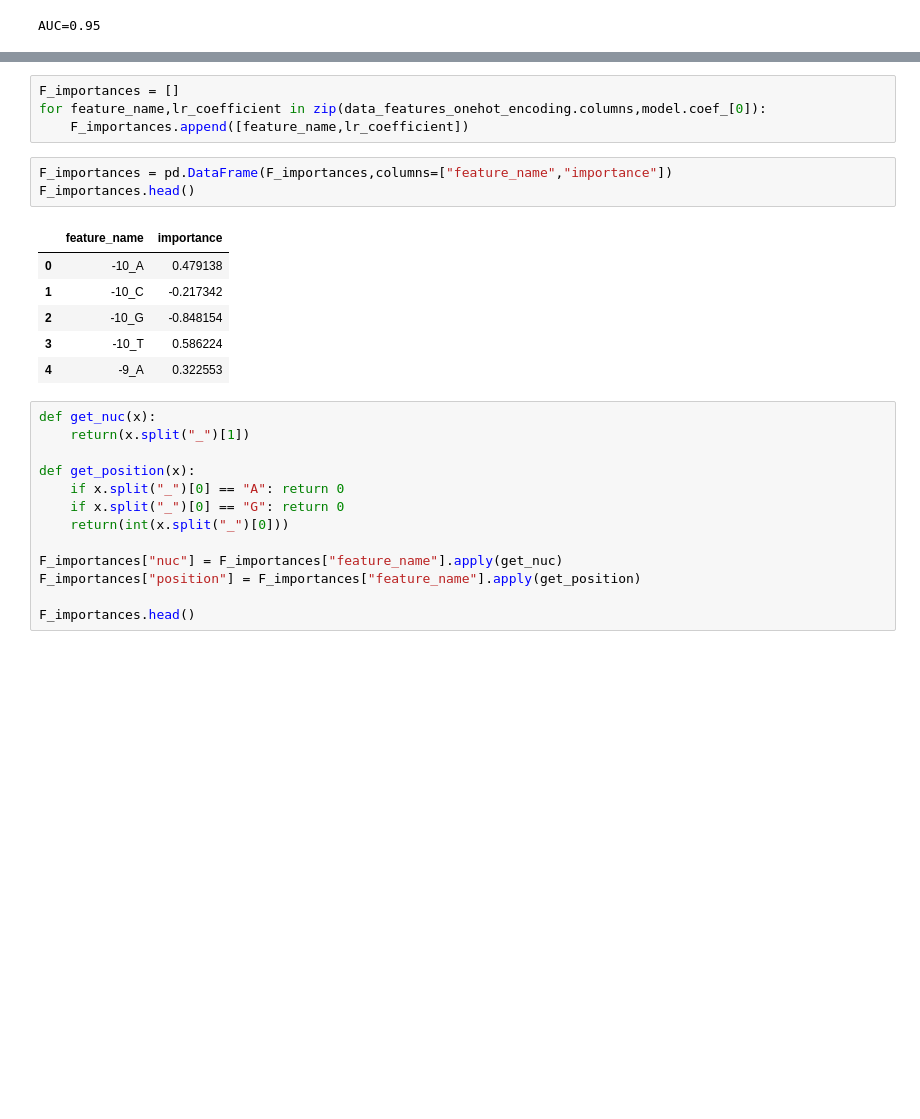
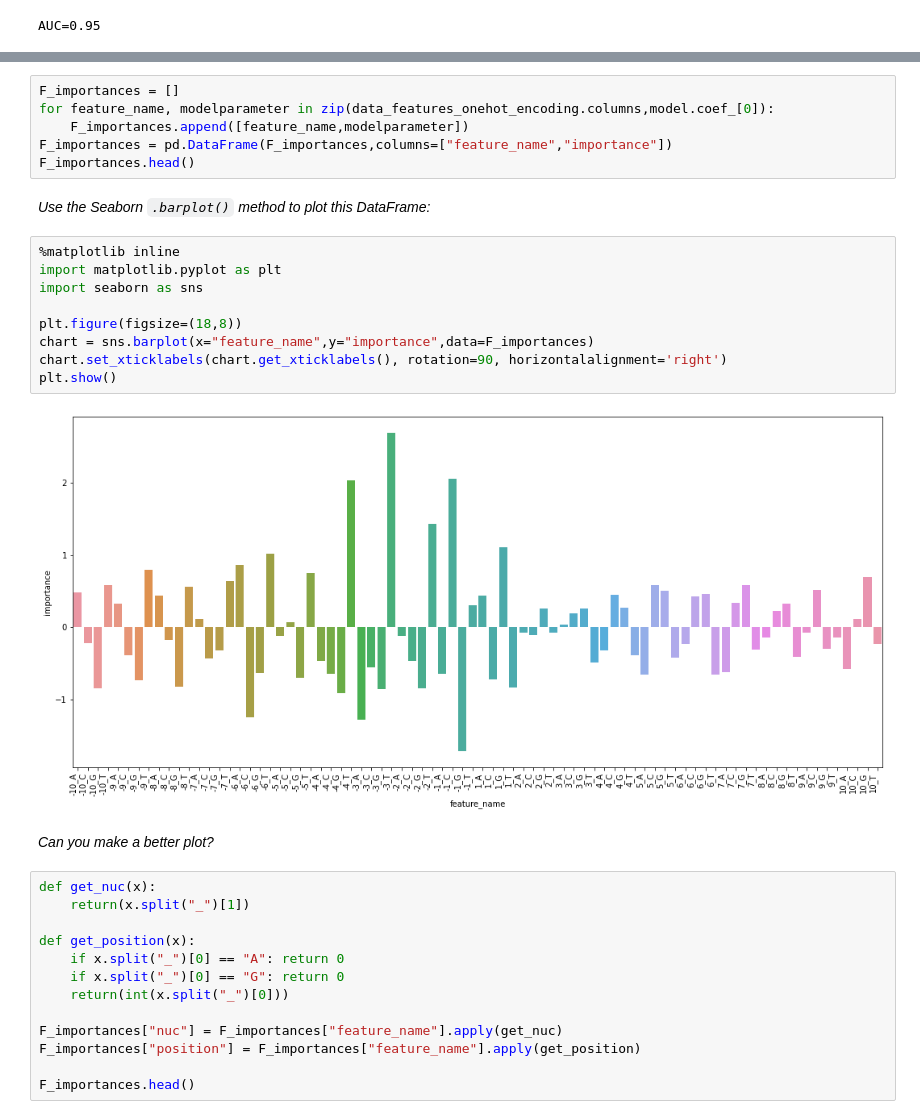
Before and after one commit to mtthsmoore/PRACTUNFINISHED_class_K-means, a Jupyter notebook: practicum/3._Classification/2.1._Classification_solutions.ipynb, the cells around one changed output, grey strips where cells are left out. Cells and saved outputs as stored; diff of their text form; blank space fills up the shorter version.

```diff
--- a/practicum/3._Classification/2.1._Classification_solutions.ipynb
+++ b/practicum/3._Classification/2.1._Classification_solutions.ipynb
@@ -369,17 +379,24 @@ LogisticRegression(C=1, class_weight=None, dual=False, fit_intercept=True,
 # %%
 F_importances = []
-for feature_name,lr_coefficient in zip(data_features_onehot_encoding.columns,model.coef_[0]):
-    F_importances.append([feature_name,lr_coefficient])
+for feature_name, modelparameter in zip(data_features_onehot_encoding.columns,model.coef_[0]):
+    F_importances.append([feature_name,modelparameter])
+F_importances = pd.DataFrame(F_importances,columns=["feature_name","importance"])
+F_importances.head()
-# %%
-F_importances = pd.DataFrame(F_importances,columns=["feature_name","importance"])
-F_importances.head()
-# %% [output]
-|  | feature_name | importance |
-| 0 | -10_A | 0.479138 |
-| 1 | -10_C | -0.217342 |
-| 2 | -10_G | -0.848154 |
-| 3 | -10_T | 0.586224 |
-| 4 | -9_A | 0.322553 |
+# %% [markdown]
+*Use the Seaborn `.barplot()` method to plot this DataFrame:*
+# %%
+%matplotlib inline
+import matplotlib.pyplot as plt
+import seaborn as sns
+
+plt.figure(figsize=(18,8))
+chart = sns.barplot(x="feature_name",y="importance",data=F_importances)
+chart.set_xticklabels(chart.get_xticklabels(), rotation=90, horizontalalignment='right')
+plt.show()
+# %% [output]
+[figure, added]
+# %% [markdown]
+*Can you make a better plot?*
 # %%
 def get_nuc(x):
     return(x.split("_")[1])
```
Also changed, not shown: parts of 32 cells of this notebook.
